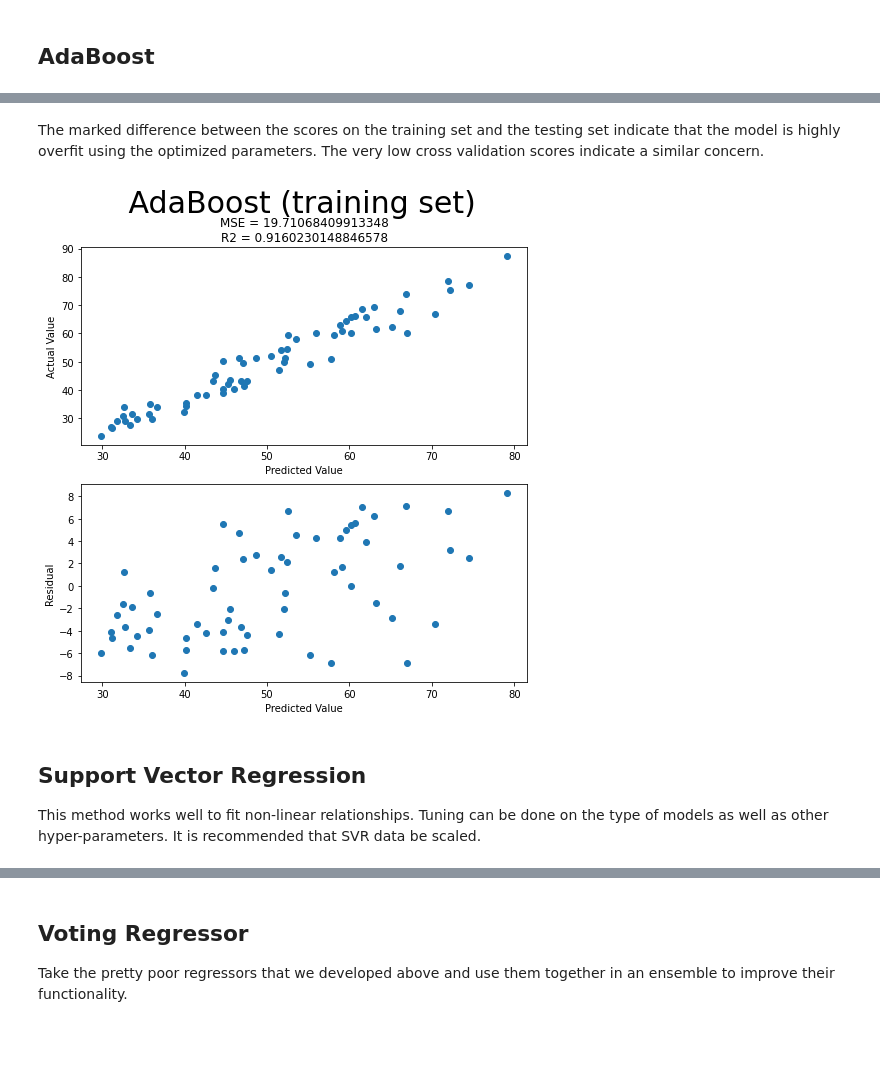
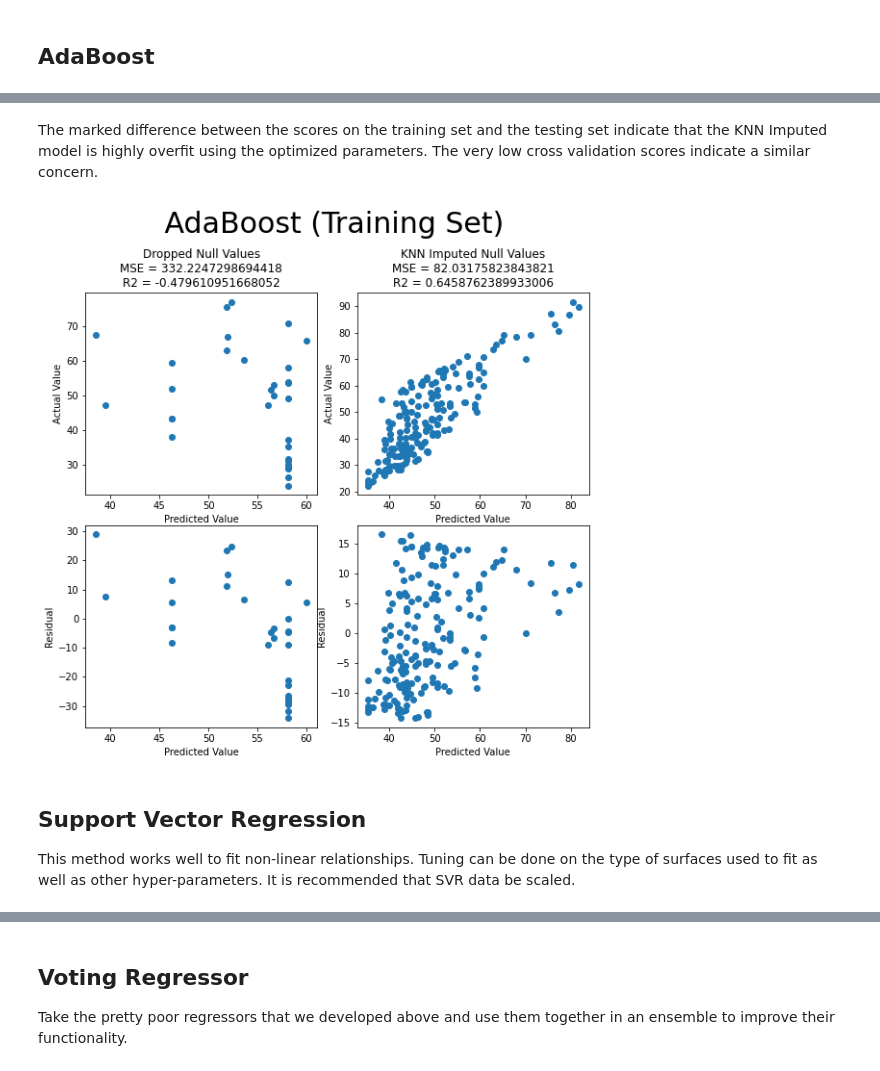
Before and after one commit to jlb14n/Capstone, a Jupyter notebook: Code/Other Machine Learning.ipynb, the cells around one changed output, grey strips where cells are left out. Cells and saved outputs as stored; diff of their text form; code cells hidden in the pictures; blank space fills up the shorter version.

```diff
--- a/Code/Other Machine Learning.ipynb
+++ b/Code/Other Machine Learning.ipynb
@@ -43,6 +45,6 @@ df.head(10)
 # %%
 # Exploratory
-df.drop(['ASTHMA_ID', "NUM_ED_VISITS", "COUNTY_ID", "AQ_ID", "YEAR"],
+df.drop(['ASTHMA_ID', "NUM_ED_VISITS", "AQ_ID", "STATE_ID"],
         axis=1, inplace=True, errors="ignore")
 params = ["LEAD", "NO2", "OZONE", "PM10", "PM25", "SO2"]
 for param in params:
@@ -50,9 +52,6 @@ for param in params:
             f"{param}_UNITS_ID"], axis=1, inplace=True, errors="ignore")
 
 print(df.info())
-for column in df.columns:
-    nan = df[df[column].isna()]
-    print(column, f"{1-len(nan)/len(df):.2f}")
 # %% [output]
 <class 'pandas.core.frame.DataFrame'>
 RangeIndex: 247 entries, 0 to 246
@@ -139,10 +254,17 @@ This shows that the correlation between the different pollutants is low so we sh
 # %%
 ### Create a training set that's 75% of your dat set and a complementary test set with the remaining 25%. Specify random_state = 0 ###
-X = df.drop('AGE_ADJ_ED_VISITS', axis=1)
-y = df['AGE_ADJ_ED_VISITS']
+X_KNNImpute = df.drop(['AGE_ADJ_ED_VISITS', 'COUNTY_NAME'], axis=1)
+y_KNNImpute = df['AGE_ADJ_ED_VISITS']
 
-X_train, X_test, y_train, y_test = train_test_split(
-    X, y, test_size=0.25, random_state=0)
+X_train_KNNImpute, X_test_KNNImpute, y_train_KNNImpute, y_test_KNNImpute = train_test_split(
+    X_KNNImpute, y_KNNImpute, test_size=0.25, random_state=0)
+# %%
+from sklearn.impute import KNNImputer
+
+imputer_train = KNNImputer(n_neighbors=3)
+imputer_test = KNNImputer(n_neighbors=3)
+X_train_KNNImpute = imputer_train.fit_transform(X_train_KNNImpute)
+X_test_KNNImpute = imputer_test.fit_transform(X_test_KNNImpute)
 # %% [markdown]
 ## AdaBoost
 # %%
@@ -192,34 +361,54 @@ TEST: R2 = -0.2505272424166909 MSE = 163.1177508676408
 # %% [markdown]
-The marked difference between the scores on the training set and the testing set indicate that the model is highly overfit using the optimized parameters. The very low cross validation scores indicate a similar concern.
+The marked difference between the scores on the training set and the testing set indicate that the KNN Imputed model is highly overfit using the optimized parameters. The very low cross validation scores indicate a similar concern.
 # %%
 
 import matplotlib.pyplot as plt
 from sklearn.metrics import mean_squared_error
 from sklearn.metrics import r2_score
 # Plot the predicted versus actual values and the residual versus predicted values
-predict_ABR = ABR.predict(X_train_scaled)
-residual_ABR = y_train - predict_ABR
-MSE_ABR = mean_squared_error(y_train, predict_ABR)
+predict_ABR_dropnulls = ABR_dropnulls.predict(X_train_scaled_dropnulls)
+residual_ABR_dropnulls = y_train_dropnulls - predict_ABR_dropnulls
+MSE_ABR_dropnulls = mean_squared_error(
+    y_train_dropnulls, predict_ABR_dropnulls)
 
-figure, axis = plt.subplots(2, 1, figsize=(8, 8))
-figure.suptitle(' AdaBoost (training set)', fontsize=30)
-axis[0].scatter(predict_ABR, y_train)
-axis[0].set_xlabel("Predicted Value")
-axis[0].set_ylabel("Actual Value")
-axis[0].set_title(
-    f"MSE = {MSE_ABR}\nR2 = {ABR.score(X_train_scaled, y_train)}")
+predict_ABR_KNNImpute = ABR_KNNImpute.predict(X_train_scaled_KNNImpute)
+residual_ABR_KNNImpute = y_train_KNNImpute - predict_ABR_KNNImpute
+MSE_ABR_KNNImpute = mean_squared_error(y_train_KNNImpute, predict_ABR_KNNImpute)
 
-axis[1].scatter(predict_ABR, residual_ABR)
-axis[1].set_ylabel("Residual")
-axis[1].set_xlabel("Predicted Value")
+cols = [f'Dropped Null Values\nMSE = {MSE_ABR_dropnulls}\nR2 = {ABR_dropnulls.score(X_train_scaled_dropnulls, y_train_dropnulls)}',
+        f'KNN Imputed Null Values\nMSE = {MSE_ABR_KNNImpute}\nR2 = {ABR_KNNImpute.score(X_train_scaled_KNNImpute, y_train_KNNImpute)}']
+
+figure, axis = plt.subplots(2, 2, figsize=(8, 8))
+figure.suptitle(' AdaBoost (Training Set)', fontsize=30)
+
+for ax, col in zip(axis[0], cols):
+    ax.set_title(col)
+
+figure.tight_layout()
+
+axis[0, 0].scatter(predict_ABR_dropnulls, y_train_dropnulls)
+axis[0, 0].set_xlabel("Predicted Value")
+axis[0, 0].set_ylabel("Actual Value")
+
+axis[1, 0].scatter(predict_ABR_dropnulls, residual_ABR_dropnulls)
+axis[1, 0].set_ylabel("Residual")
+axis[1, 0].set_xlabel("Predicted Value")
+
+axis[0, 1].scatter(predict_ABR_KNNImpute, y_train_KNNImpute)
+axis[0, 1].set_xlabel("Predicted Value")
+axis[0, 1].set_ylabel("Actual Value")
+
+axis[1, 1].scatter(predict_ABR_KNNImpute, residual_ABR_KNNImpute)
+axis[1, 1].set_ylabel("Residual")
+axis[1, 1].set_xlabel("Predicted Value")
 
 
 plt.show()
 # %% [output]
-[figure, old version]
+[figure, new version]
 # %% [markdown]
 ## Support Vector Regression
-This method works well to fit non-linear relationships. Tuning can be done on the type of models as well as other hyper-parameters. It is recommended that SVR data be scaled.
+This method works well to fit non-linear relationships. Tuning can be done on the type of surfaces used to fit as well as other hyper-parameters. It is recommended that SVR data be scaled.
 # %%
 import numpy as np
 from sklearn.svm import SVR
```
Also changed, not shown: parts of 26 cells of this notebook, 2 other files.
